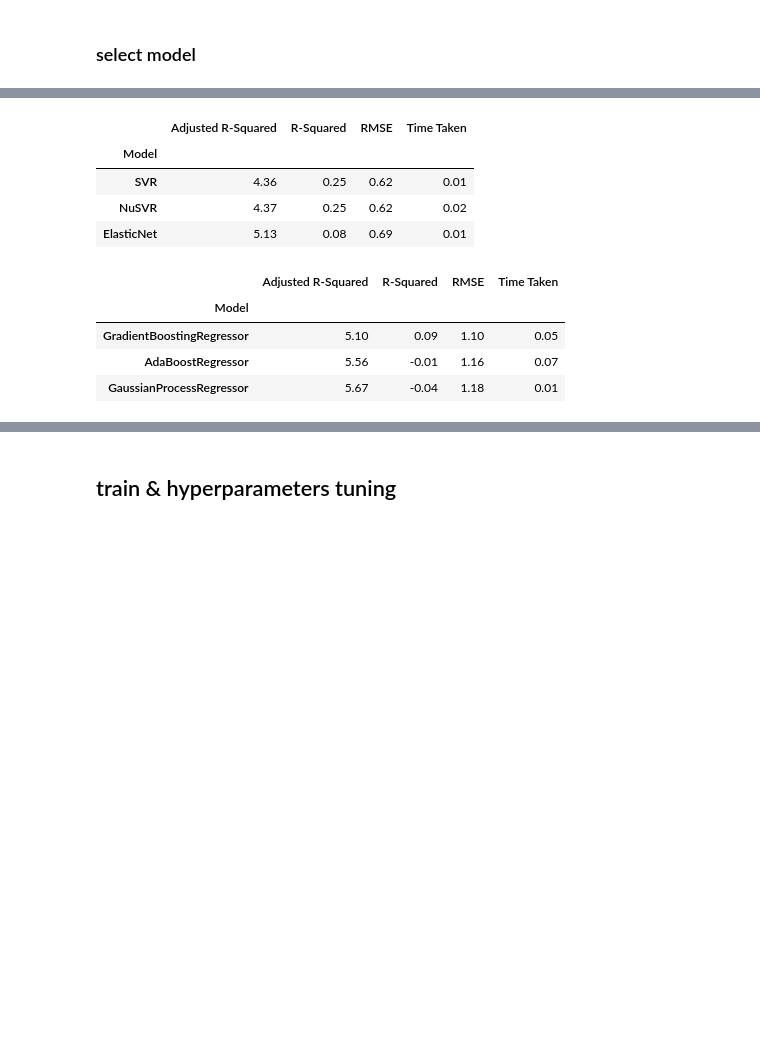
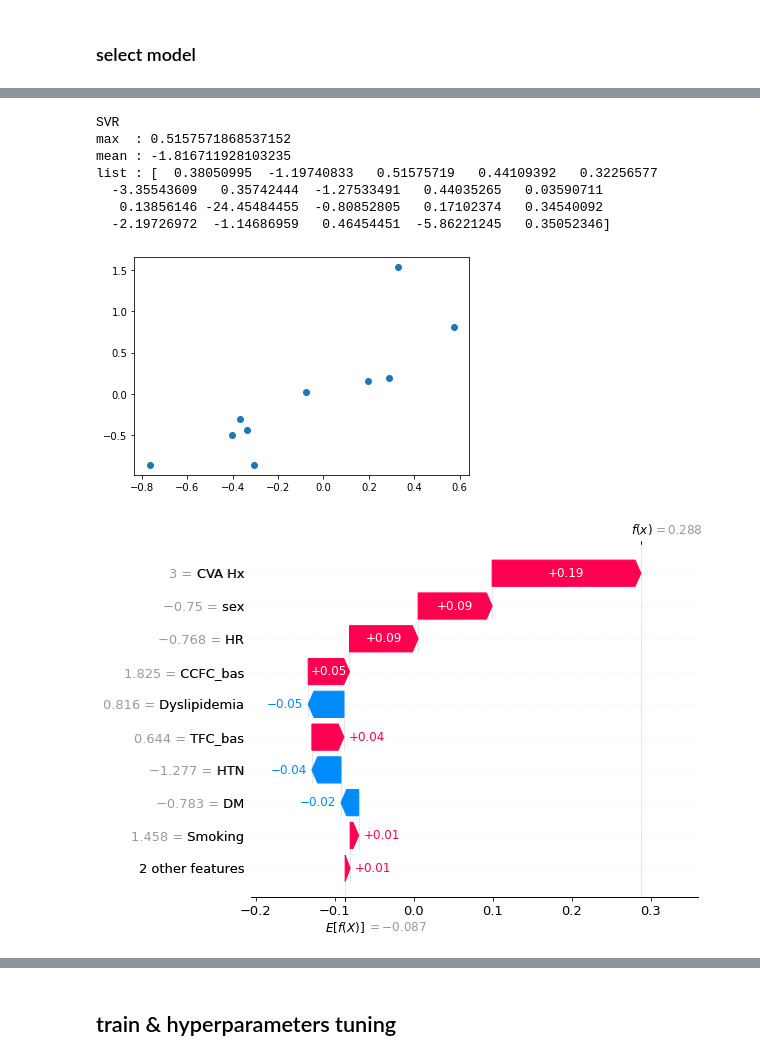
Before and after one commit to eastk1te/P.T, a Jupyter notebook: Side_Project/Capstone/coronary_angiography.ipynb, the cells around one changed output, grey strips where cells are left out. Saved outputs shown, nothing was run; the diff lists cells and outputs as text; code cells hidden in the pictures; blank space fills up the shorter version.

```diff
--- a/Side_Project/Capstone/coronary_angiography.ipynb
+++ b/Side_Project/Capstone/coronary_angiography.ipynb
@@ -338,14 +363,34 @@ Invalid Regressor(s)
-# %%
-display(models1.sort_values('RMSE', ascending=True).head(3))
-display(models2.sort_values('RMSE', ascending=True).head(3))
-# %% [output]
-|  | Adjusted R-Squared | R-Squared | RMSE | Time Taken |
-| Model |  |  |  |  |
-| SVR | 4.36 | 0.25 | 0.62 | 0.01 |
-| NuSVR | 4.37 | 0.25 | 0.62 | 0.02 |
-| ElasticNet | 5.13 | 0.08 | 0.69 | 0.01 |
-|  | Adjusted R-Squared | R-Squared | RMSE | Time Taken |
-| Model |  |  |  |  |
-| GradientBoostingRegressor | 5.10 | 0.09 | 1.10 | 0.05 |
-| AdaBoostRegressor | 5.56 | -0.01 | 1.16 | 0.07 |
-| GaussianProcessRegressor | 5.67 | -0.04 | 1.18 | 0.01 |
+# %%
+import shap
+
+#####
+from sklearn.svm import SVR
+# 돌릴때마다 값이 많이 튐.
+estimator = SVR()
+print('SVR')
+cv = cross_validate(estimator, scaled_X_bas, scaled_y_bas, cv=KFold(20, shuffle=True), scoring=['r2'], return_train_score=False, return_estimator=True)
+print(f"max  : {cv['test_r2'].max()}")
+print(f"mean : {cv['test_r2'].mean()}")
+print(f"list : {cv['test_r2']}")
+
+model = cv['estimator'][cv['test_r2'].tolist().index(max(cv['test_r2']))]
+plt.scatter(model.predict(X_test_bas), y_test_bas)
+plt.show()
+
+d = pd.DataFrame(X_test_bas, columns=X_bas.columns)
+explainer = shap.KernelExplainer(model.predict, d)
+shap_values = explainer.shap_values(d)
+# sv = shap.waterfall_plot(shap_values[0])
+
+exp = shap.Explanation(shap_values, explainer.expected_value, data=d.values, feature_names=d.columns)
+shap.plots.waterfall(exp[0])
+# %% [output]
+SVR
+max  : 0.5157571868537152
+mean : -1.816711928103235
+list : [  0.38050995  -1.19740833   0.51575719   0.44109392   0.32256577
+  -3.35543609   0.35742444  -1.27533491   0.44035265   0.03590711
+   0.13856146 -24.45484455  -0.80852805   0.17102374   0.34540092
+  -2.19726972  -1.14686959   0.46454451  -5.86221245   0.35052346]
+[figure, added]
+[figure, added]
```
Also changed, not shown: parts of 18 cells of this notebook.
